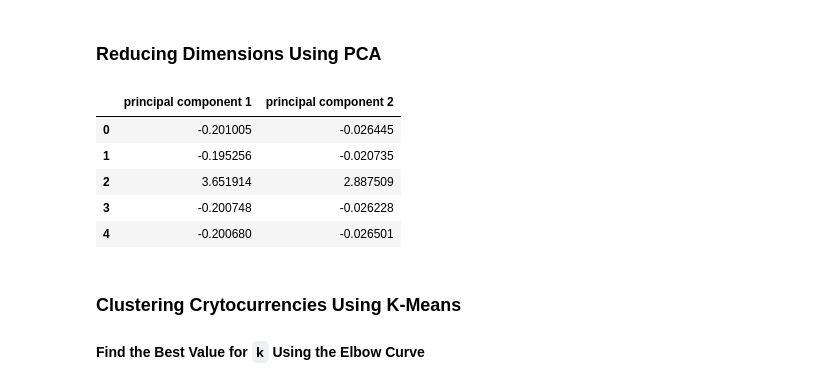
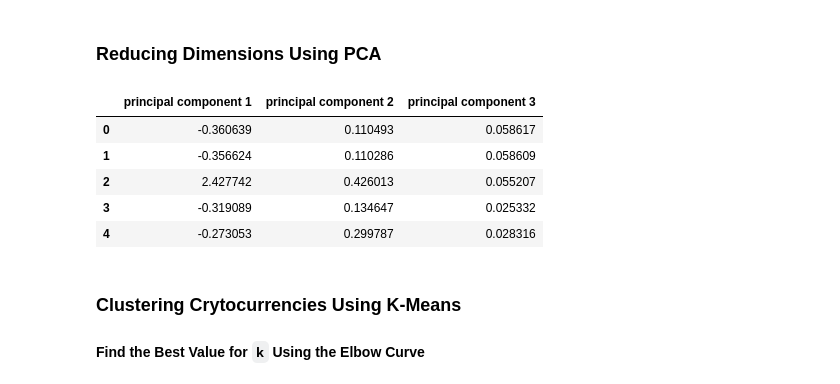
Before and after one commit to rs-fintech/13-AWS-Lex, a Jupyter notebook: crypto_clustering.ipynb, the cells around one changed output. Cells and saved outputs as stored; diff of their text form; code cells hidden in the pictures.

```diff
--- a/crypto_clustering.ipynb
+++ b/crypto_clustering.ipynb
@@ -104,8 +104,12 @@ crypto_df.head()
 | XPY | PayCoin | SHA-256 | PoS | 1.19953e+07 | 12500000 |
 # %%
 # Drop rows where there are 'N/A' text values
-crypto_df = crypto_df[crypto_df['Algorithm'] != 'N/A']
-crypto_df = crypto_df[crypto_df['TotalCoinSupply'] != 'N/A']
+crypto_df = crypto_df[
+    (crypto_df['Algorithm'] != 'N/A') &
+    (crypto_df['ProofType'] != 'N/A') &
+    (crypto_df['TotalCoinsMined'] != 'N/A') &
+    (crypto_df['TotalCoinSupply'] != 'N/A')]
+
 crypto_df.head()
 # %% [output]
 |  | CoinName | Algorithm | ProofType | TotalCoinsMined | TotalCoinSupply |
@@ -150,7 +154,7 @@ crypto_df_encoded.head()
 5 rows × 115 columns
 # %%
 # Standardize data
-# crypto_scaled = StandardScaler().fit_transform(crypto_df_encoded)
-crypto_scaled = StandardScaler().fit_transform(crypto_df[['TotalCoinsMined', 'TotalCoinSupply']])
+# crypto_scaled = StandardScaler().fit_transform(crypto_df[['TotalCoinsMined', 'TotalCoinSupply']])
+crypto_scaled = StandardScaler().fit_transform(crypto_df_encoded)
 print(crypto_scaled[0:5])
 # %% [output]
@@ -163,28 +179,24 @@ print(crypto_scaled[0:5])
 ### Reducing Dimensions Using PCA
 # %%
 # Use PCA to reduce dimensions to 3 principal components
-pca = PCA(n_components=2)
+pca = PCA(n_components=3)
 # %%
 # Create a DataFrame with the principal components data
 crypto_pca = pca.fit_transform(crypto_scaled)
 crypto_pca
 
 crypto_pca_df = pd.DataFrame(
     data=crypto_pca,
-    columns=[
-        "principal component 1"
-        , "principal component 2"
-        # , "principal component 3"
-        ]
+    columns=["principal component 1", "principal component 2", "principal component 3"]
 )
 crypto_pca_df.head()
 # %% [output]
-|  | principal component 1 | principal component 2 |
-| 0 | -0.201005 | -0.026445 |
-| 1 | -0.195256 | -0.020735 |
-| 2 | 3.651914 | 2.887509 |
-| 3 | -0.200748 | -0.026228 |
-| 4 | -0.200680 | -0.026501 |
+|  | principal component 1 | principal component 2 | principal component 3 |
+| 0 | -0.360639 | 0.110493 | 0.058617 |
+| 1 | -0.356624 | 0.110286 | 0.058609 |
+| 2 | 2.427742 | 0.426013 | 0.055207 |
+| 3 | -0.319089 | 0.134647 | 0.025332 |
+| 4 | -0.273053 | 0.299787 | 0.028316 |
 # %% [markdown]
 ### Clustering Crytocurrencies Using K-Means
 
```
Also changed, not shown: parts of 8 cells of this notebook.
